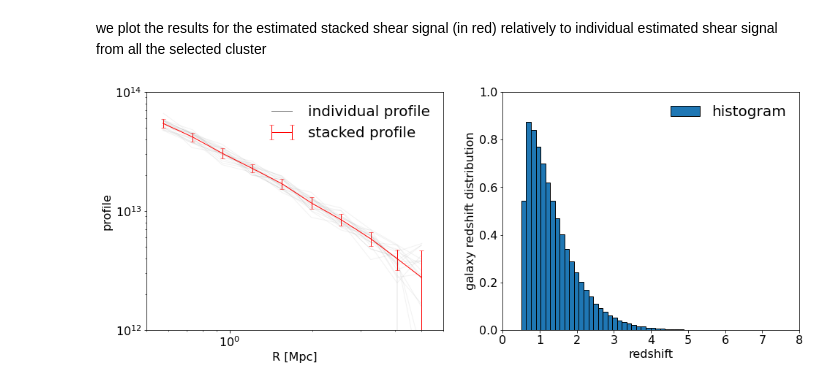
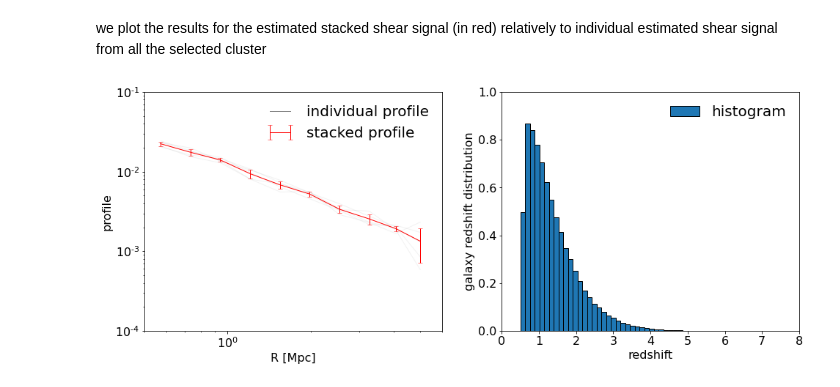
Before and after one commit to payerne/DC2Analysis, a Jupyter notebook: Example_Use_Stacking.ipynb, the cells around one changed output. Cells and saved outputs as stored; diff of their text form; code cells hidden in the pictures.

```diff
--- a/Example_Use_Stacking.ipynb
+++ b/Example_Use_Stacking.ipynb
@@ -73,7 +72,7 @@ We now define some redshift interval and input mass interval to select GalaxyClu
 z_bin = [0.4,0.5]
 m_bin = [1*10**14, 1.2*10**14]
 m_bin = np.array(m_bin)
-n_catalogs = 20
+n_catalogs = 5
 ngals = 20000
 # %% [markdown]
 we define a set of selected cluster with given true masses ans true redshifts
@@ -101,11 +100,13 @@ for i in range(n_catalogs):
 
     """Add tangential and cross components"""
 
-    cl.compute_tangential_and_cross_components(geometry="flat", is_deltasigma = deltasigma, cosmo = mock_cosmo)
+    # the critical surface density is recquired then set is_deltasigma = True whatever you estimate reduced shear or deltasigma
+
+    cl.compute_tangential_and_cross_components(geometry="flat", is_deltasigma = True, cosmo = mock_cosmo)
 
     """Create profile"""
 
-    profile = st.make_gt_profile(cl, stack.r_low, stack.r_up, stack.n_bins, stack.is_deltasigma, stack.cosmo)
+    profile = ut.make_gt_profile(cl, stack.r_low, stack.r_up, stack.n_bins, stack.is_deltasigma, stack.cosmo)
 
     """Estimate individual shear profile"""
 
@@ -149,26 +150,26 @@ we plot the results for the estimated stacked shear signal (in red) relatively t
 # %%
 fig, axes = plt.subplots(nrows=1, ncols=2, figsize=(16, 6))
 plt.style.use('classic')
 axes[0].tick_params(axis='both', which='major', labelsize=16)
 axes[1].tick_params(axis='both', which='major', labelsize=16)
 
 for i in range(stack.n_stacked_cluster):
 
     axes[0].plot(x_list[i],stack.LS_list[i],c='grey',alpha=0.1)
 
 axes[0].plot([],[],c='grey', label='individual profile')
 axes[0].errorbar(profile['radius'], profile['gt'], profile['gt_err'], c='r', fmt = '-', label='stacked profile')
 axes[0].set_xlabel('R [Mpc]', fontsize=16)
 axes[0].set_ylabel('profile', fontsize=16)
 axes[0].legend(fontsize=20, frameon=False)
 axes[0].semilogx()
 axes[0].semilogy()
-axes[0].set_ylim(10**12,10**14)
+#axes[0].set_ylim(10**12,10**14)
 axes[0].set_xlim(stack.r_low, stack.r_up)
 axes[1].hist(stack.z_galaxy_list, bins = 50,label='histogram', density = True)
 axes[1].set_xlabel('redshift', fontsize=16)
 axes[1].set_ylabel('galaxy redshift distribution', fontsize=16)
 axes[1].legend(fontsize=20, frameon=False)
 plt.show()
 # %% [output]
-[figure, old version]
+[figure, new version]
```
Also changed, not shown: parts of 4 cells of this notebook, 3 other files.
